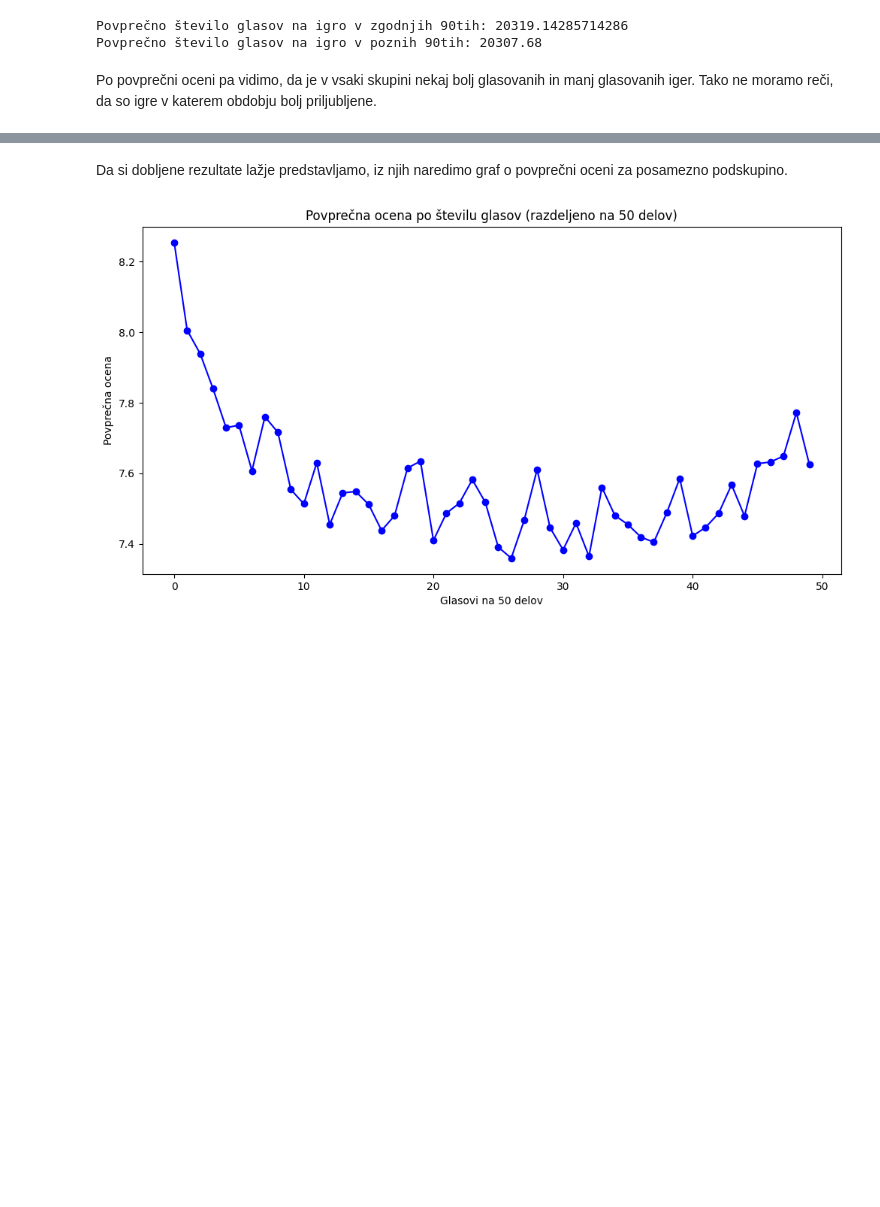
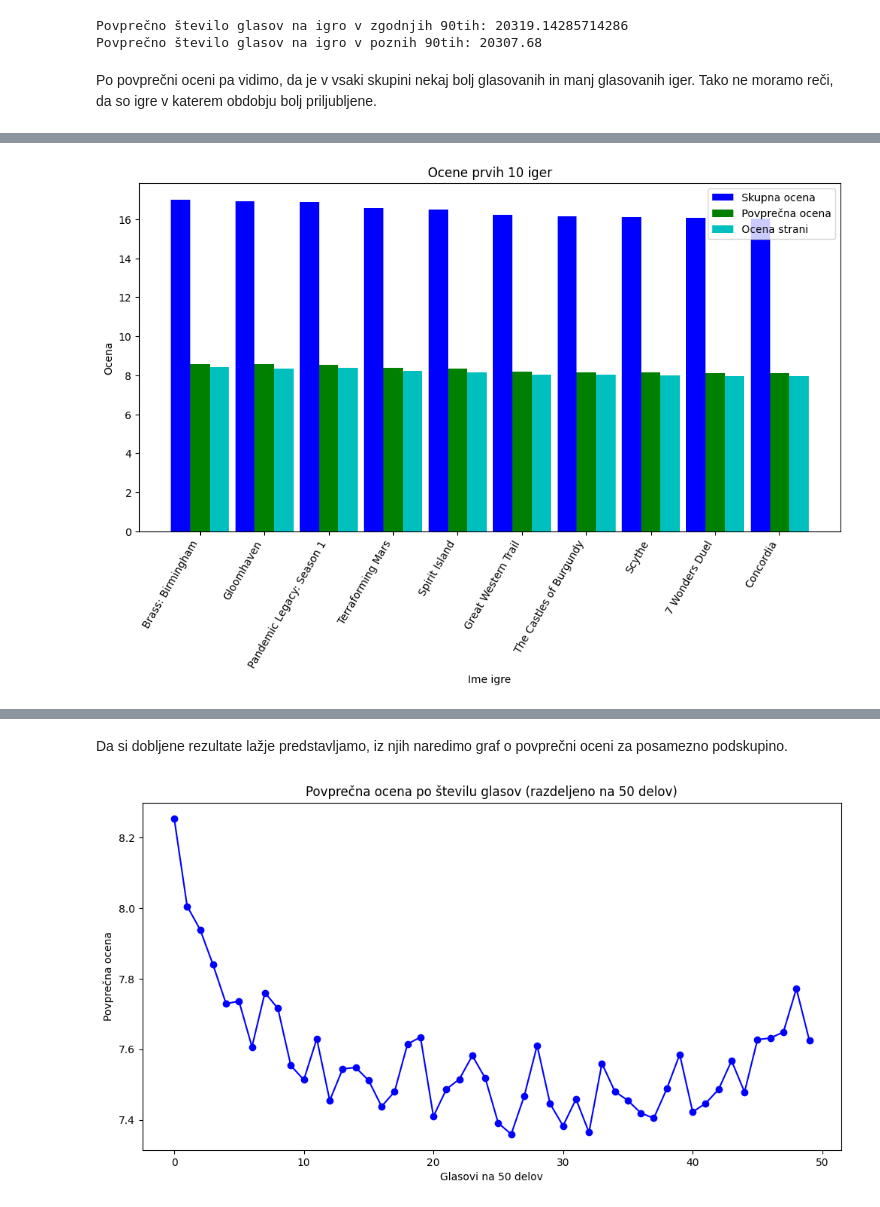
Before and after one commit to NikUrukalo/uvp-projektna-naloga, a Jupyter notebook: analiza.ipynb, the cells around one changed output, grey strips where cells are left out. Drawn from its saved outputs; the diff is of its cells as text; code cells hidden in the pictures; blank space fills up the shorter version.

```diff
--- a/analiza.ipynb
+++ b/analiza.ipynb
@@ -172,0 +258,4 @@ Name: count, dtype: int64
+# %%
+igre_10 = igre[igre['desetletje'] == 2010]
+igre_10 = igre_10[igre_10['stevilo_glasov'] > 40000]
+igre_10
@@ -172,0 +277,4 @@ Name: count, dtype: int64
+# %%
+igre_10['skupna_ocena'] = igre_10['ocena_strani'] + igre_10['povprecna_ocena']
+top_10_igre = igre_10.sort_values(by='skupna_ocena', ascending=False).head(10)
+top_10_igre
@@ -172,0 +294,25 @@ Name: count, dtype: int64
+# %%
+labels = top_10_igre['ime']
+skupna_ocena = top_10_igre['skupna_ocena']
+povprecna_ocena = top_10_igre['povprecna_ocena']
+ocena_strani = top_10_igre['ocena_strani']
+
+x = np.arange(len(labels))  # Ustvarimo pozicije za x-os
+width = 0.3  # Širina stolpcev
+
+# Risanje stolpičnega grafa
+plt.figure(figsize=(12, 6))
+plt.bar(x - width, skupna_ocena, width, label='Skupna ocena', color='b')
+plt.bar(x, povprecna_ocena, width, label='Povprečna ocena', color='g')
+plt.bar(x + width, ocena_strani, width, label='Ocena strani', color='c')
+
+# Dodajanje oznak in naslova
+plt.title('Ocene prvih 10 iger')
+plt.xlabel('Ime igre')
+plt.ylabel('Ocena')
+plt.xticks(x, labels, rotation=60, ha='right')
+plt.legend()
+
+plt.show()
+# %% [output]
+[figure, added]
```
Also changed, not shown: parts of 30 cells of this notebook.
